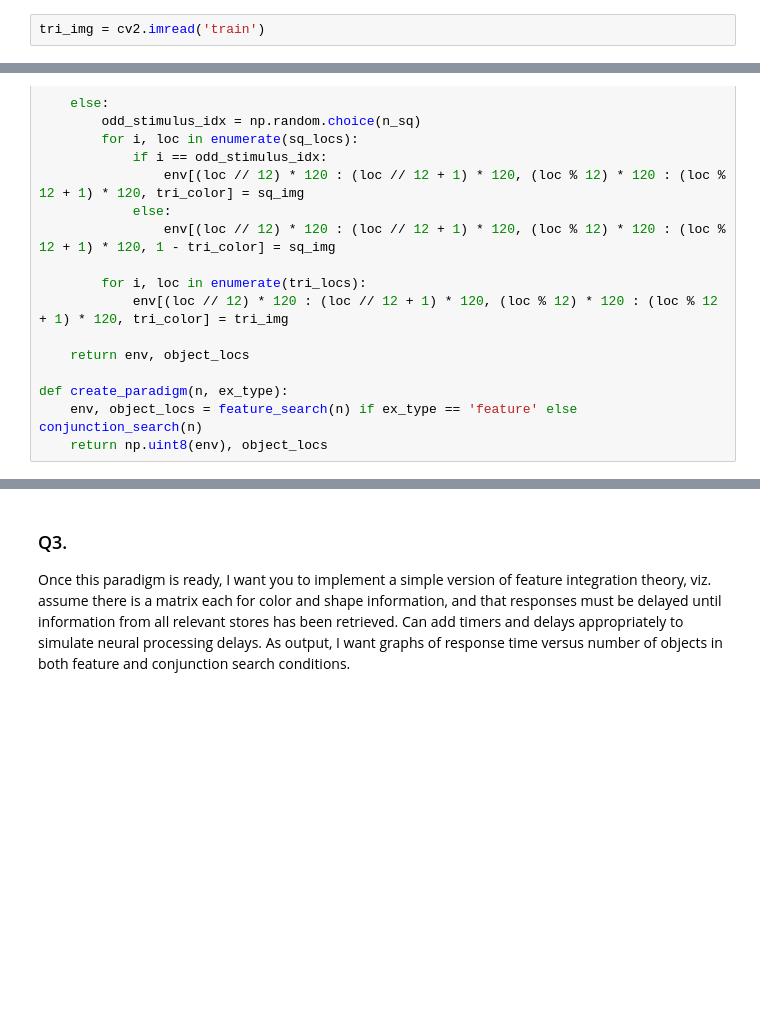
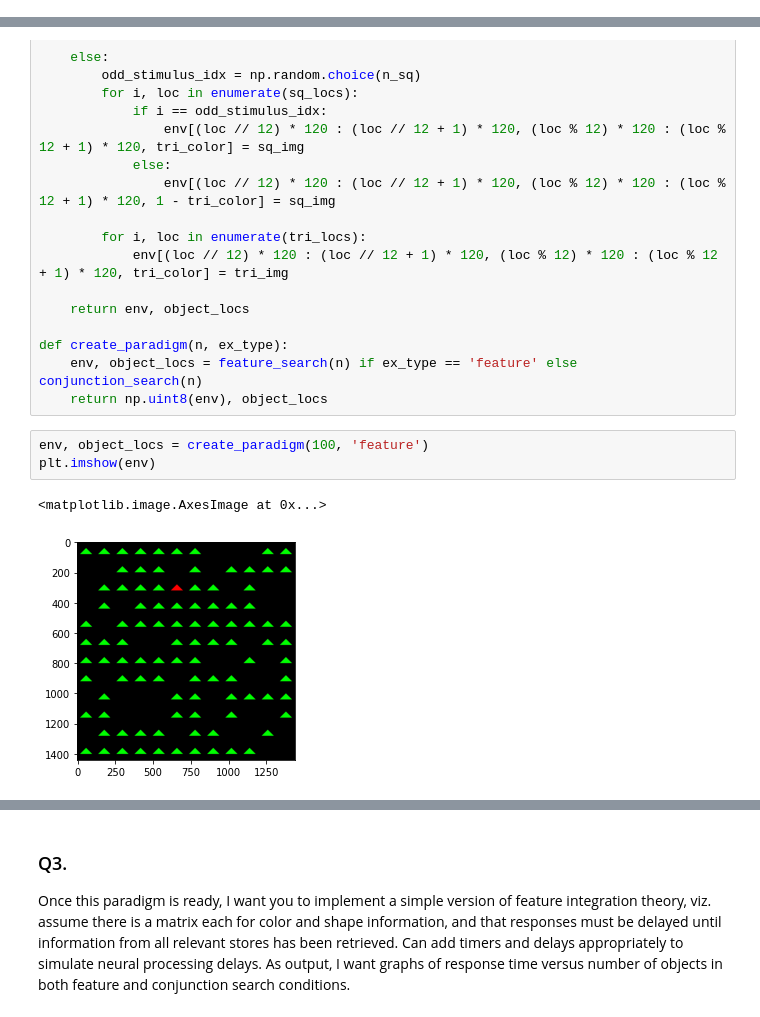
Before and after one commit to yashbg/cs786-comp-cog-sci, a Jupyter notebook: Assignment 2/190997.ipynb, the cells around one changed output, grey strips where cells are left out. Drawn from its saved outputs; the diff is of its cells as text; blank space fills up the shorter version.

```diff
--- a/Assignment 2/190997.ipynb
+++ b/Assignment 2/190997.ipynb
@@ -128,8 +128,6 @@ classify_image(blank_img)
 # %% [markdown]
 ### Q2.
 Once you have complex cells identifying triangles and squares, I want you to simulate the visual search paradigm of Triesman (1980), where the task is to find the odd stimulus in a set of objects. In our case, the objects will be red or blue in color and triangles or squares in shape. Simulating the paradigm means   being   able   to   enter   the   number   of   objects   and   experiment   type (feature/conjunction) as parameters and obtain image frames containing objects with these features as output.
-# %%
-tri_img = cv2.imread('train')
 # %%
 def feature_search(n):
     env = np.zeros((1440, 1440, 3), np.uint8)
@@ -183,3 +181,9 @@ def conjunction_search(n):
 def create_paradigm(n, ex_type):
     env, object_locs = feature_search(n) if ex_type == 'feature' else conjunction_search(n)
     return np.uint8(env), object_locs
+# %%
+env, object_locs = create_paradigm(100, 'feature')
+plt.imshow(env)
+# %% [output]
+<matplotlib.image.AxesImage at 0x...>
+[figure, added]
```
Also changed, not shown: parts of 1 cell of this notebook.
